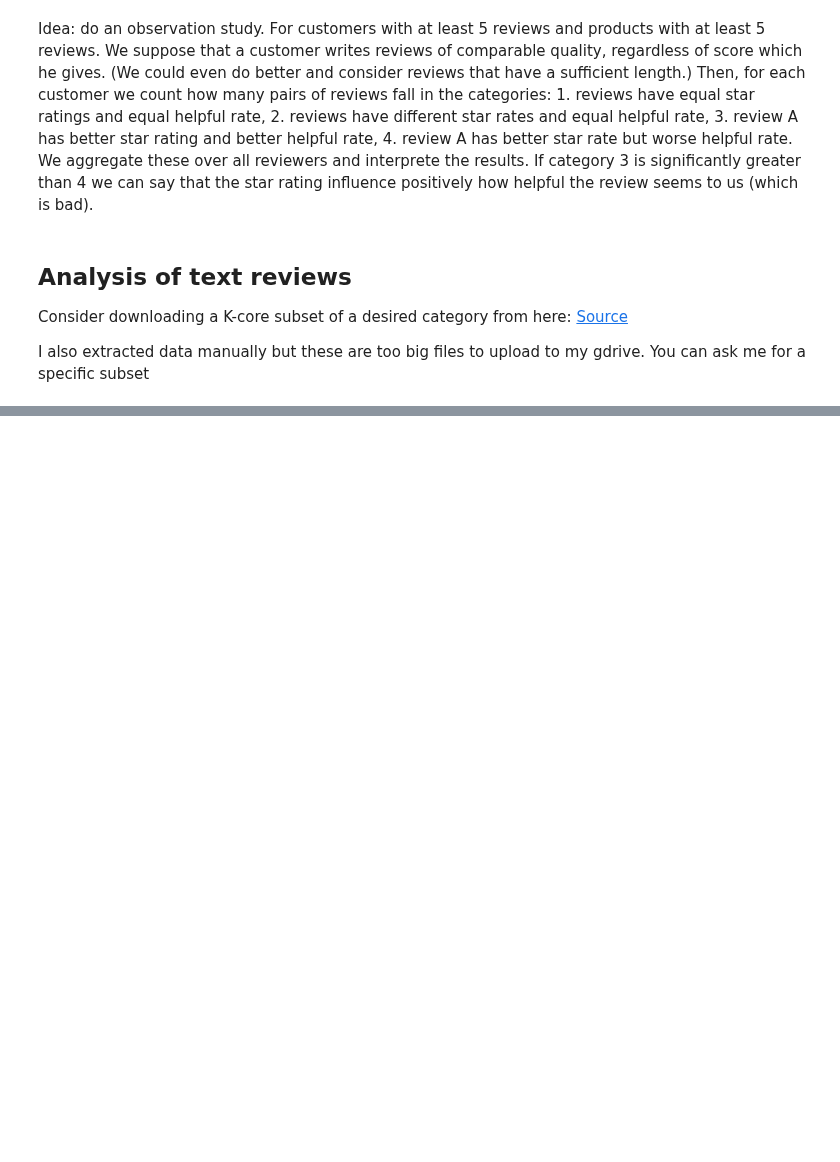
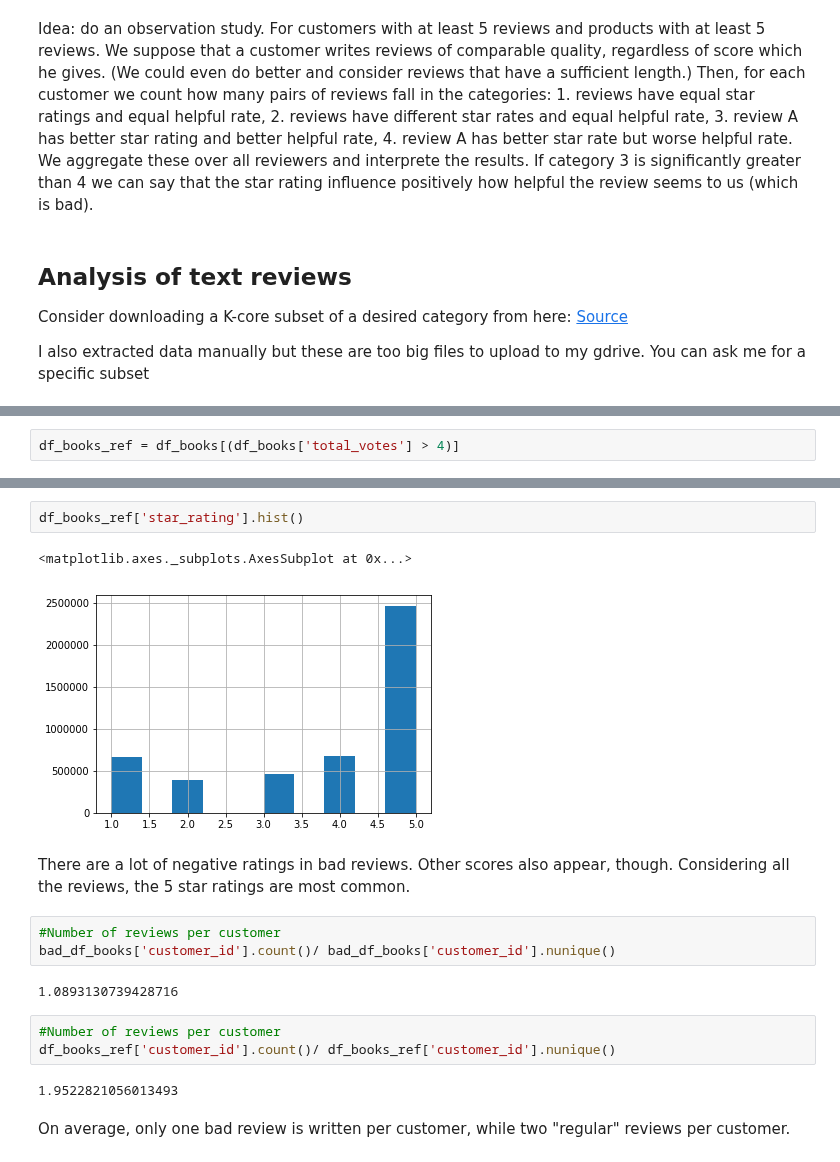
Before and after one commit to pjuda/ada-project, a Jupyter notebook: amazon-project.ipynb, the cells around one changed output, grey strips where cells are left out. Cells and saved outputs as stored; diff of their text form; blank space fills up the shorter version.

```diff
--- a/amazon-project.ipynb
+++ b/amazon-project.ipynb
@@ -313,0 +310,2 @@ dtype: float64
+# %%
+df_books_ref = df_books[(df_books['total_votes'] > 4)]
@@ -313,0 +359,19 @@ dtype: float64
+# %%
+df_books_ref['star_rating'].hist()
+# %% [output]
+<matplotlib.axes._subplots.AxesSubplot at 0x...>
+[figure, added]
+# %% [markdown]
+There are a lot of negative ratings in bad reviews. Other scores also appear, though. Considering all the reviews, the 5 star ratings are most common.
+# %%
+#Number of reviews per customer
+bad_df_books['customer_id'].count()/ bad_df_books['customer_id'].nunique()
+# %% [output]
+1.0893130739428716
+# %%
+#Number of reviews per customer
+df_books_ref['customer_id'].count()/ df_books_ref['customer_id'].nunique()
+# %% [output]
+1.9522821056013493
+# %% [markdown]
+On average, only one bad review is written per customer, while two "regular" reviews per customer.
```
Also changed, not shown: parts of 16 cells of this notebook, 1 other file.
